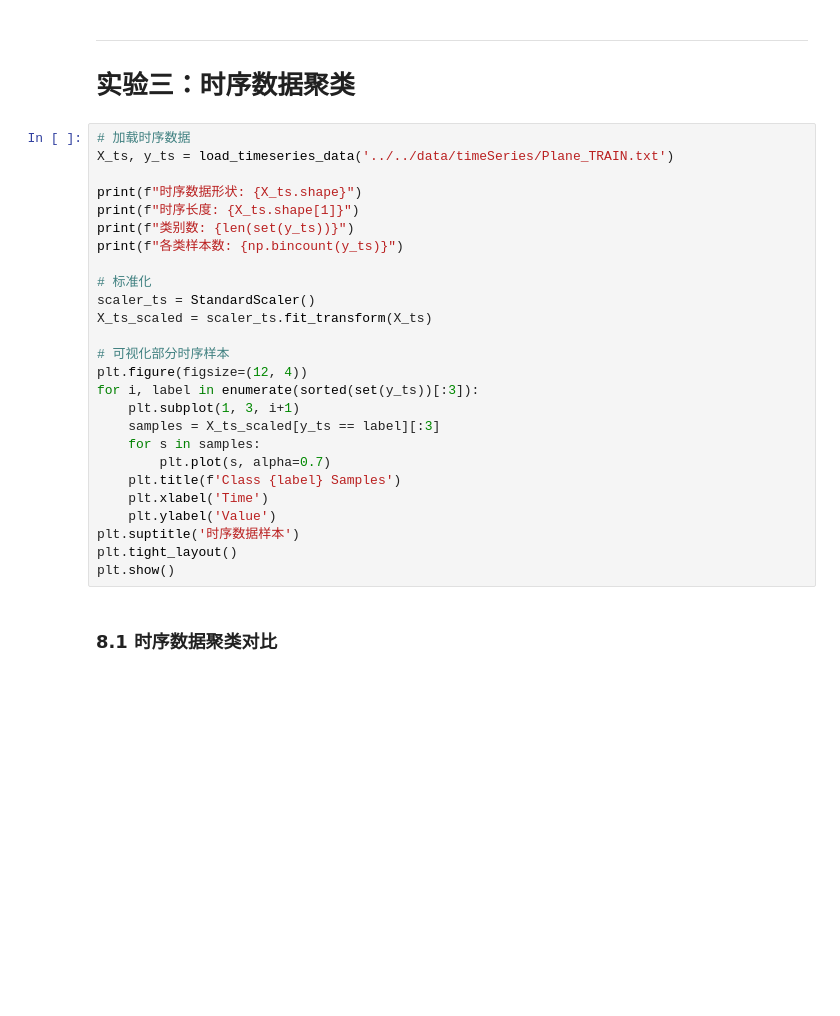
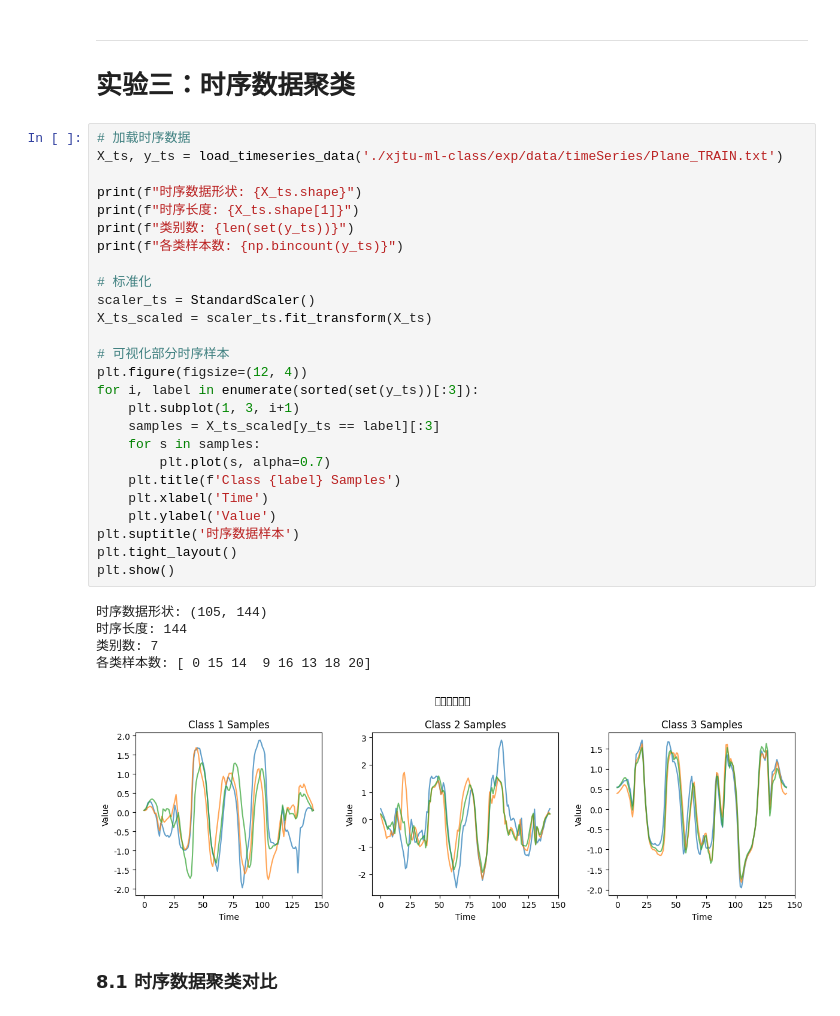
Before and after one commit to mysciz/xjtu-ml-class, a Jupyter notebook: exp/code/exp4/ml-exp4.ipynb, the cells around one changed output. Drawn from its saved outputs; the diff is of its cells as text; blank space fills up the shorter version.

```diff
--- a/exp/code/exp4/ml-exp4.ipynb
+++ b/exp/code/exp4/ml-exp4.ipynb
@@ -712,30 +791,36 @@ plot_parameter_effect(X_iris_scaled, dbscan_iris_eps, 'eps', [0.3, 0.5, 0.8, 1.0
 # 实验三：时序数据聚类
 # %%
 # 加载时序数据
-X_ts, y_ts = load_timeseries_data('../../data/timeSeries/Plane_TRAIN.txt')
+X_ts, y_ts = load_timeseries_data('./xjtu-ml-class/exp/data/timeSeries/Plane_TRAIN.txt')
 
 print(f"时序数据形状: {X_ts.shape}")
 print(f"时序长度: {X_ts.shape[1]}")
 print(f"类别数: {len(set(y_ts))}")
 print(f"各类样本数: {np.bincount(y_ts)}")
 
 # 标准化
 scaler_ts = StandardScaler()
 X_ts_scaled = scaler_ts.fit_transform(X_ts)
 
 # 可视化部分时序样本
 plt.figure(figsize=(12, 4))
 for i, label in enumerate(sorted(set(y_ts))[:3]):
     plt.subplot(1, 3, i+1)
     samples = X_ts_scaled[y_ts == label][:3]
     for s in samples:
         plt.plot(s, alpha=0.7)
     plt.title(f'Class {label} Samples')
     plt.xlabel('Time')
     plt.ylabel('Value')
 plt.suptitle('时序数据样本')
 plt.tight_layout()
 plt.show()
+# %% [output]
+时序数据形状: (105, 144)
+时序长度: 144
+类别数: 7
+各类样本数: [ 0 15 14  9 16 13 18 20]
+[figure, added]
 # %% [markdown]
 ### 8.1 时序数据聚类对比
 # %%
```
Also changed, not shown: parts of 19 cells of this notebook.
